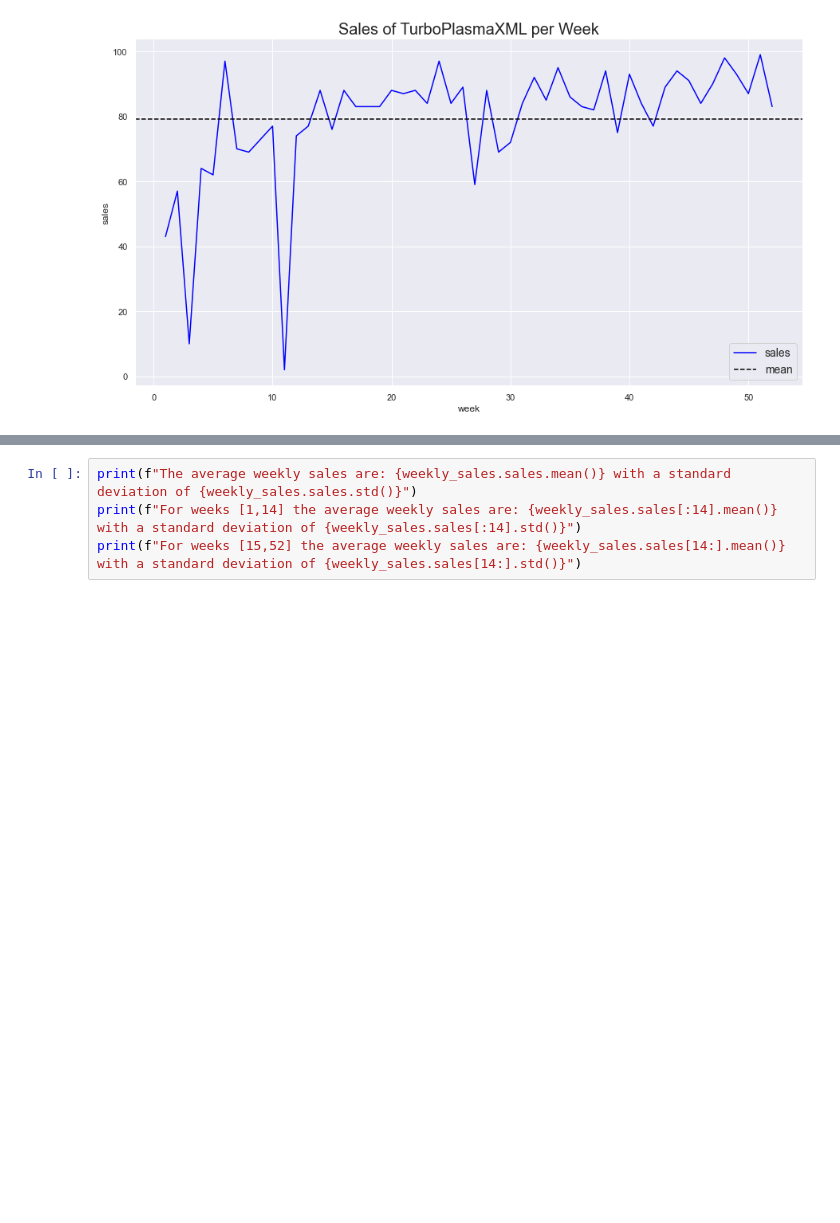
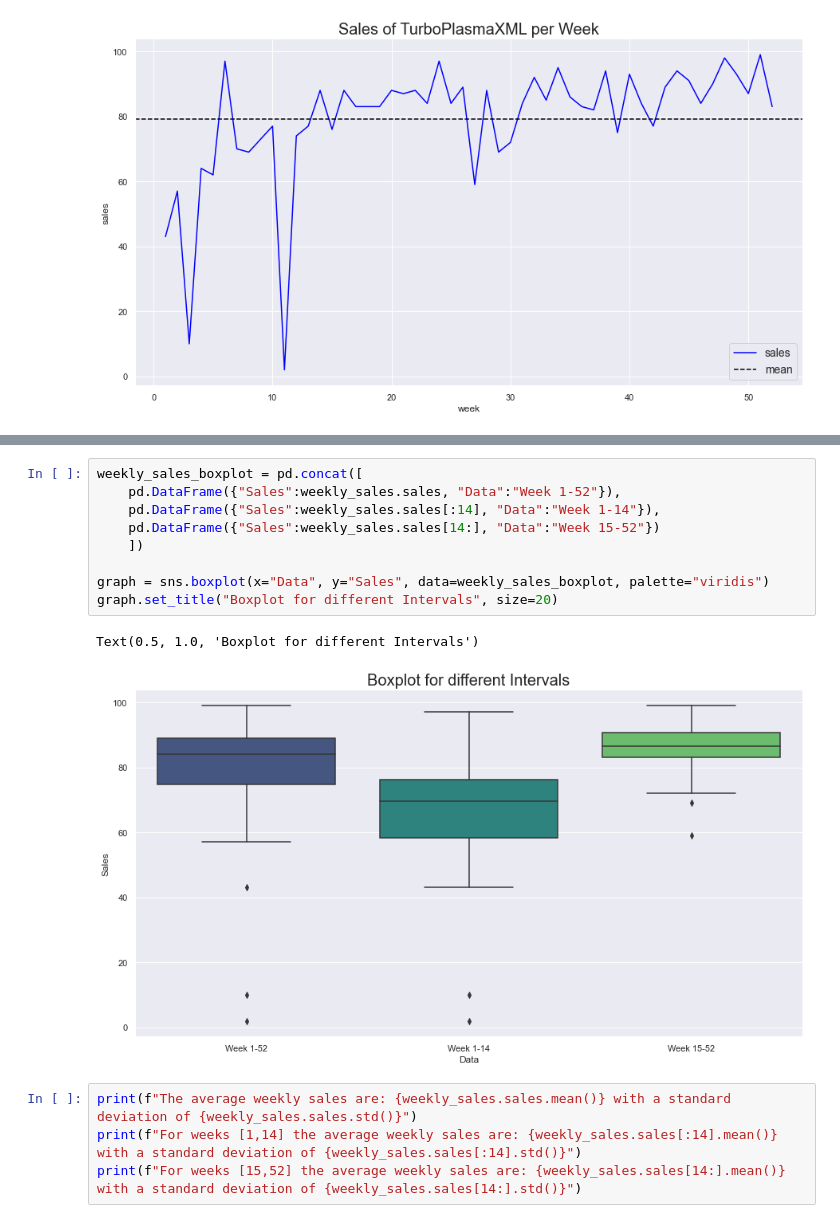
Before and after one commit to m-j-w-f/SCM, a Jupyter notebook: SCM_Forecasting.ipynb, the cells around one changed output, grey strips where cells are left out. Drawn from its saved outputs; the diff is of its cells as text; blank space fills up the shorter version.

```diff
--- a/SCM_Forecasting.ipynb
+++ b/SCM_Forecasting.ipynb
@@ -38,3 +43,15 @@ Text(0.5, 1.0, 'Sales of TurboPlasmaXML per Week')
+# %%
+weekly_sales_boxplot = pd.concat([
+    pd.DataFrame({"Sales":weekly_sales.sales, "Data":"Week 1-52"}),
+    pd.DataFrame({"Sales":weekly_sales.sales[:14], "Data":"Week 1-14"}),
+    pd.DataFrame({"Sales":weekly_sales.sales[14:], "Data":"Week 15-52"})
+    ])
+
+graph = sns.boxplot(x="Data", y="Sales", data=weekly_sales_boxplot, palette="viridis")
+graph.set_title("Boxplot for different Intervals", size=20)
+# %% [output]
+Text(0.5, 1.0, 'Boxplot for different Intervals')
+[figure, added]
 # %%
 print(f"The average weekly sales are: {weekly_sales.sales.mean()} with a standard deviation of {weekly_sales.sales.std()}")
 print(f"For weeks [1,14] the average weekly sales are: {weekly_sales.sales[:14].mean()} with a standard deviation of {weekly_sales.sales[:14].std()}")
```
Also changed, not shown: parts of 29 cells of this notebook.
